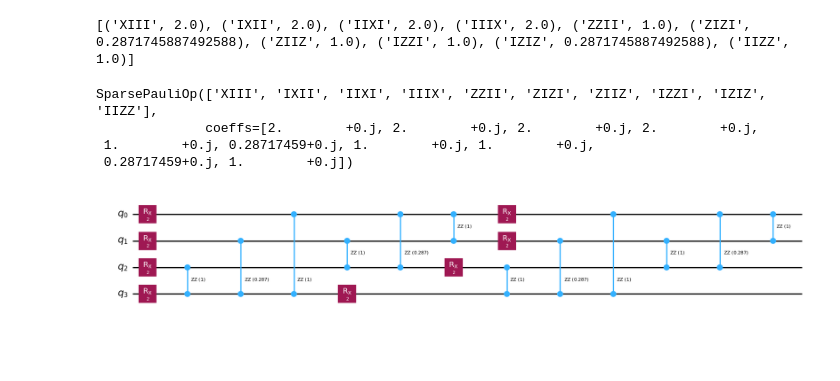
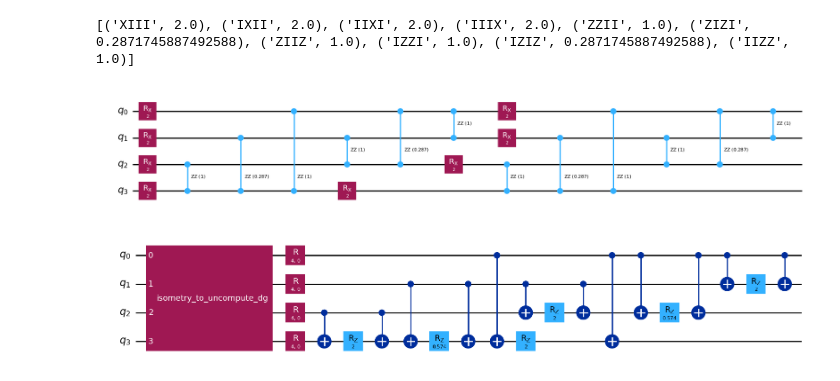
Before and after one commit to MeghadeepaA/Exploring_qiskit, a Jupyter notebook: Project_1_Trotterizing.ipynb, the cells around one changed output. Drawn from its saved outputs; the diff is of its cells as text; code cells hidden in the pictures; blank space fills up the shorter version.

Commit message:
Update Project_1_Trotterizing.ipynb: Modify circuit application and visualization 2

```diff
--- a/Project_1_Trotterizing.ipynb
+++ b/Project_1_Trotterizing.ipynb
@@ -117,15 +138 @@ trotter = LieTrotter(reps=2)
-# %%
-##building evolution gate
-evolution_gate = PauliEvolutionGate(
-    hamiltonian,
-    time=time,
-    synthesis=trotter
-)
-# print(evolution_gate)
-print(evolution_gate.operator)
-# %% [output]
-SparsePauliOp(['XIII', 'IXII', 'IIXI', 'IIIX', 'ZZII', 'ZIZI', 'ZIIZ', 'IZZI', 'IZIZ', 'IIZZ'],
-              coeffs=[2.        +0.j, 2.        +0.j, 2.        +0.j, 2.        +0.j,
- 1.        +0.j, 0.28717459+0.j, 1.        +0.j, 1.        +0.j,
- 0.28717459+0.j, 1.        +0.j])
 # %%
@@ -137,2 +154,18 @@ qc.decompose().draw("mpl")
 # %% [output]
 [figure]
+# %%
+###--- time evolution of an initial state through a time independent Hamiltonian
+# using TrotterQRTE Trotterization--###
+from qiskit.quantum_info import Statevector
+from qiskit_algorithms import TrotterQRTE
+initial_state = Statevector.from_label("1000")
+problem = TimeEvolutionProblem(hamiltonian, initial_state=initial_state, time=1.0)
+trotter = TrotterQRTE()
+result = trotter.evolve(problem)
+
+# circuit = result.evolved_state.draw("mpl")
+de_circuit=result.evolved_state.decompose(reps=2).decompose("disentangler_dg").decompose(
+    "multiplex1_reverse_dg"
+).draw("mpl")
+# %% [output]
+[figure, added]
```
Also changed, not shown: parts of 6 cells of this notebook.
